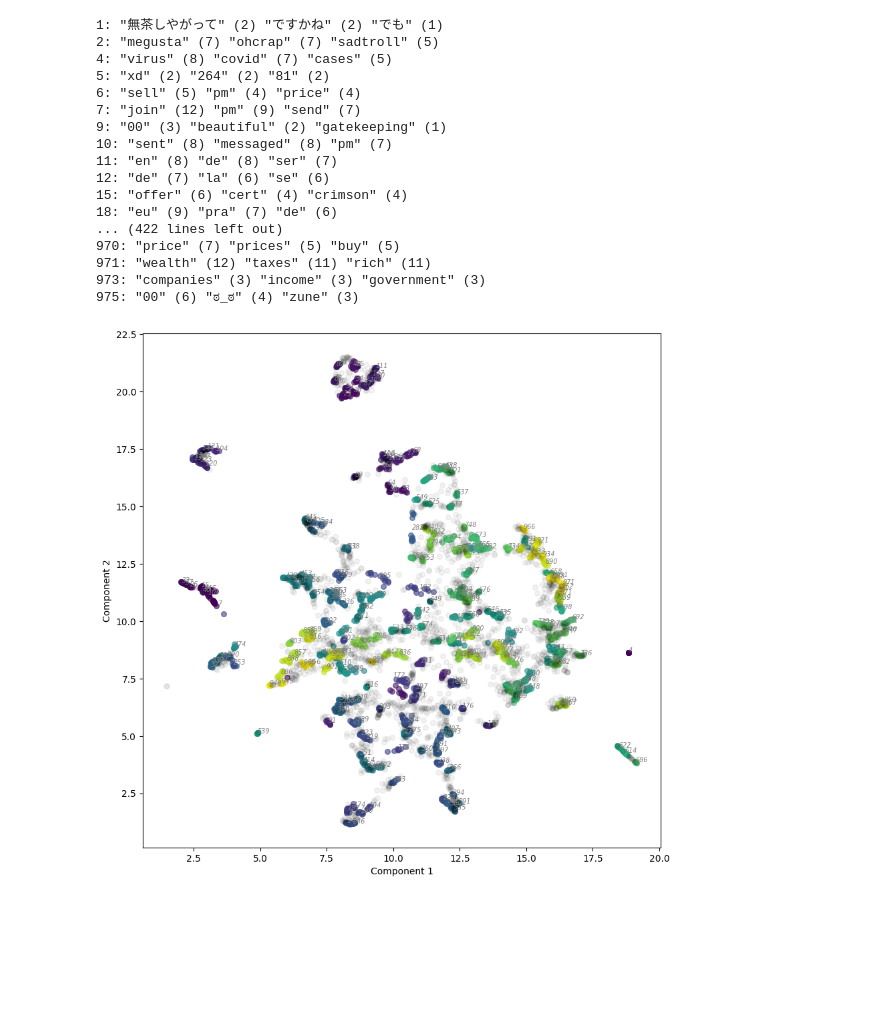
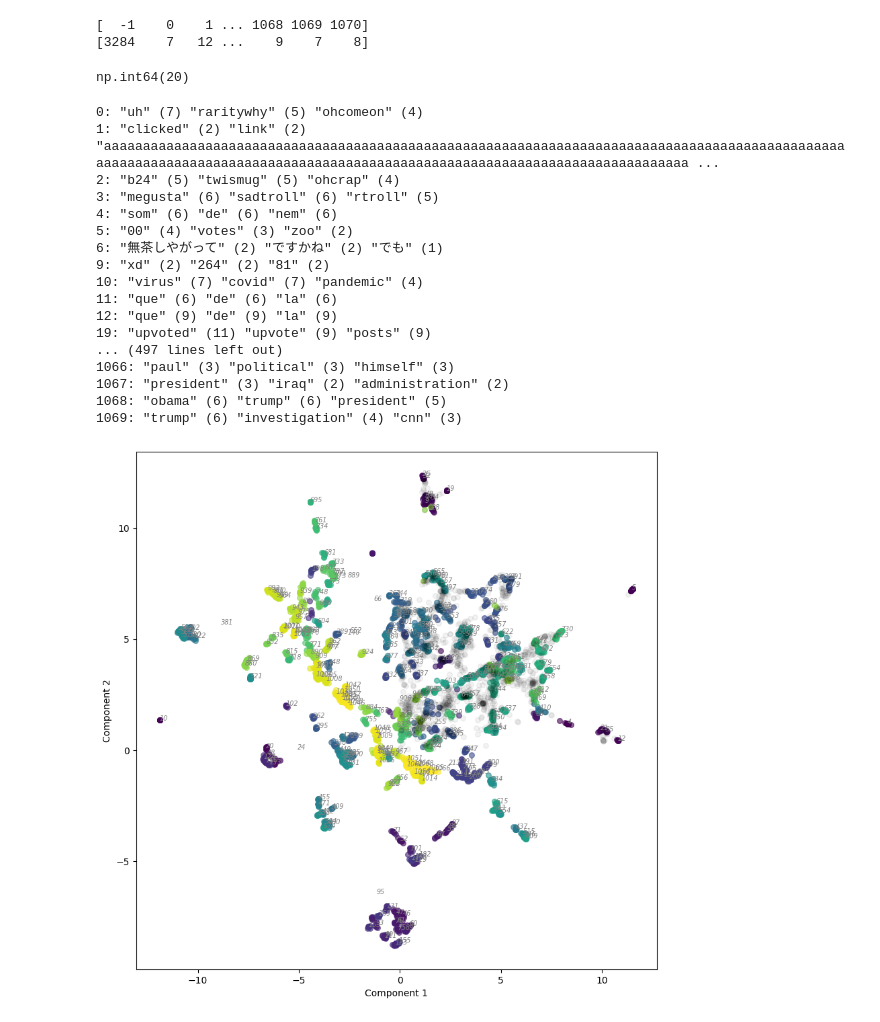
Before and after one commit to stmorse/dtm, a Jupyter notebook: notebooks/viz.ipynb, the cells around one changed output. Drawn from its saved outputs; the diff is of its cells as text; code cells hidden in the pictures; blank space fills up the shorter version.

```diff
--- a/notebooks/viz.ipynb
+++ b/notebooks/viz.ipynb
@@ -8,7 +8,7 @@ import numpy as np
 # %%
 base_path = '/sciclone/geograd/stmorse/reddit/mbkm_50'
 # %%
-years = range(2006, 2021)
+years = range(2006, 2023)
 months = [f'{mo:02}' for mo in range(1,13)]
 yrmo = [(yr, mo) for yr in years for mo in months]
 # %%
@@ -41,6 +41,17 @@ for year, month in [(yr, mo) for yr in years for mo in months]:
         # TODO: hacky, maybe 'tfidf' shouldn't be a dict
         for k in range(len(tfidf['tfidf'].keys())):
             T.append(tfidf['tfidf'][k]['keywords'])
+# %%
+a, b = np.unique(hdbs.labels_, return_counts=True)
+print(a)
+print(b)
+# %% [output]
+[  -1    0    1 ... 1068 1069 1070]
+[3284    7   12 ...    9    7    8]
+# %%
+np.amax(b[1:])
+# %% [output]
+np.int64(20)
 # %%
 cois = np.arange(np.amax(hdbs.labels_))
 
@@ -63,23 +74,23 @@ for coi in cois:
 
     print(f'{coi}: {s_common}')
 # %% [output]
-1: "無茶しやがって" (2) "ですかね" (2) "でも" (1)
-2: "megusta" (7) "ohcrap" (7) "sadtroll" (5)
-4: "virus" (8) "covid" (7) "cases" (5)
-5: "xd" (2) "264" (2) "81" (2)
-6: "sell" (5) "pm" (4) "price" (4)
-7: "join" (12) "pm" (9) "send" (7)
-9: "00" (3) "beautiful" (2) "gatekeeping" (1)
-10: "sent" (8) "messaged" (8) "pm" (7)
-11: "en" (8) "de" (8) "ser" (7)
-12: "de" (7) "la" (6) "se" (6)
-15: "offer" (6) "cert" (4) "crimson" (4)
-18: "eu" (9) "pra" (7) "de" (6)
-... (422 lines left out)
-970: "price" (7) "prices" (5) "buy" (5)
-971: "wealth" (12) "taxes" (11) "rich" (11)
-973: "companies" (3) "income" (3) "government" (3)
-975: "00" (6) "ಠ_ಠ" (4) "zune" (3)
+0: "uh" (7) "raritywhy" (5) "ohcomeon" (4)
+1: "clicked" (2) "link" (2) "aaaaaaaaaaaaaaaaaaaaaaaaaaaaaaaaaaaaaaaaaaaaaaaaaaaaaaaaaaaaaaaaaaaaaaaaaaaaaaaaaaaaaaaaaaaaaaaaaaaaaaaaaaaaaaaaaaaaaaaaaaaaaaaaaaaaaaaaaaaaaaaaaaaaaaaaaaaaaaaaaaaaaaaaaaa ...
+2: "b24" (5) "twismug" (5) "ohcrap" (4)
+3: "megusta" (6) "sadtroll" (6) "rtroll" (5)
+4: "som" (6) "de" (6) "nem" (6)
+5: "00" (4) "votes" (3) "zoo" (2)
+6: "無茶しやがって" (2) "ですかね" (2) "でも" (1)
+9: "xd" (2) "264" (2) "81" (2)
+10: "virus" (7) "covid" (7) "pandemic" (4)
+11: "que" (6) "de" (6) "la" (6)
+12: "que" (9) "de" (9) "la" (9)
+19: "upvoted" (11) "upvote" (9) "posts" (9)
+... (497 lines left out)
+1066: "paul" (3) "political" (3) "himself" (3)
+1067: "president" (3) "iraq" (2) "administration" (2)
+1068: "obama" (6) "trump" (6) "president" (5)
+1069: "trump" (6) "investigation" (4) "cnn" (3)
 # %%
 fig, ax = plt.subplots(1,1, figsize=(10,10))
 
@@ -88,34 +99,34 @@ colors = plt.cm.viridis(np.linspace(0, 1, n_clusters))
 
 for k in range(2, n_clusters):
     # NOTE: ignore coi=1 for viz (outlier)
     # if k == 1: continue
 
     idx = np.where(hdbs.labels_ == k)[0]
 
     if len(idx) < 8:
         continue
 
-    if np.any(Cu2d[idx,0] < 0) or np.any(Cu2d[idx,1] < 0):
-        continue
+    # if np.any(Cu2d[idx,0] < 0) or np.any(Cu2d[idx,1] < 0):
+    #     continue
 
     ax.scatter(Cu2d[idx,0], Cu2d[idx,1], s=30, c=colors[k], alpha=0.6, label=k)
 
     centroid = np.average(Cu2d[idx,:], axis=0)
     ax.text(centroid[0], centroid[1], k, color='gray', fontsize='x-small', fontstyle='italic')
 
 # plot uncategorized
 idx = np.where(hdbs.labels_ == -1)[0]
 uncat = Cu2d[idx,:]
 uncat = uncat[(uncat[:,0] > 0) & (uncat[:,1] > 0)]
 ax.scatter(uncat[:,0], uncat[:,1], s=30, c='k', alpha=0.05)
 
 ax.set_xlabel('Component 1')
 ax.set_ylabel('Component 2')
 
 # ax.set_xlim([0,25])
 # ax.set_ylim([0,25])
 
 plt.show()
 # %% [output]
-[figure, old version]
+[figure, new version]
 # %%
```
Also changed, not shown: parts of 10 cells of this notebook, 1 other file.
